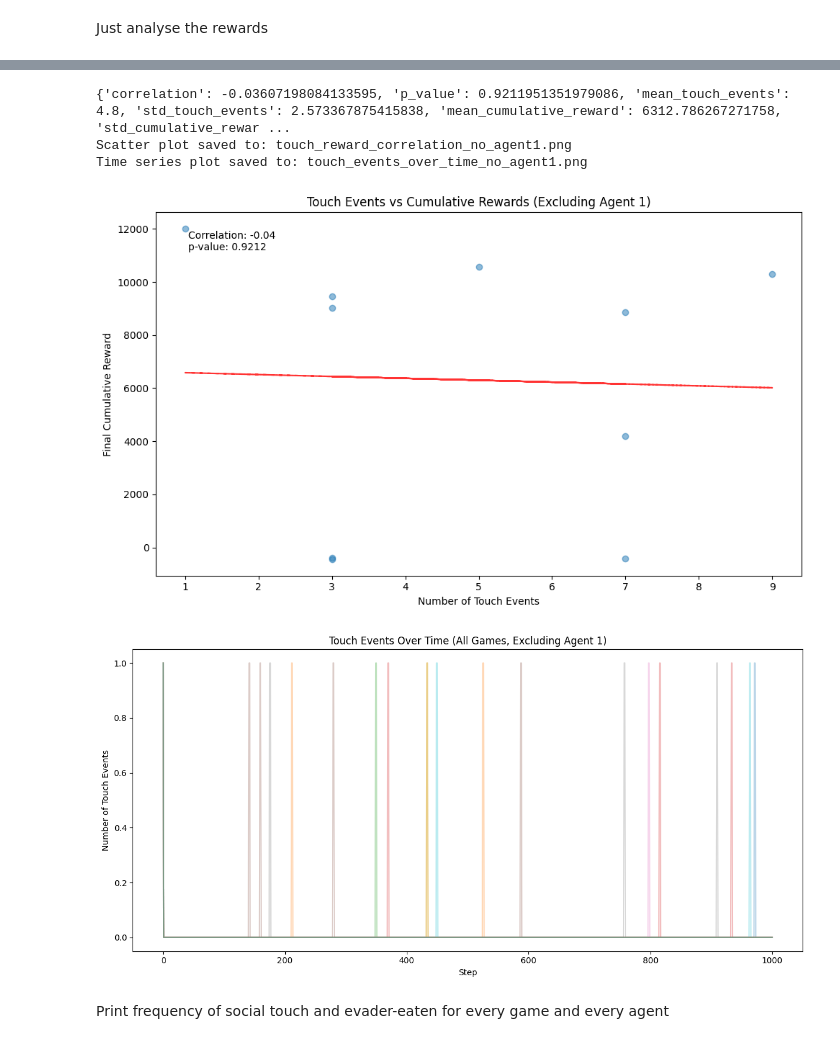
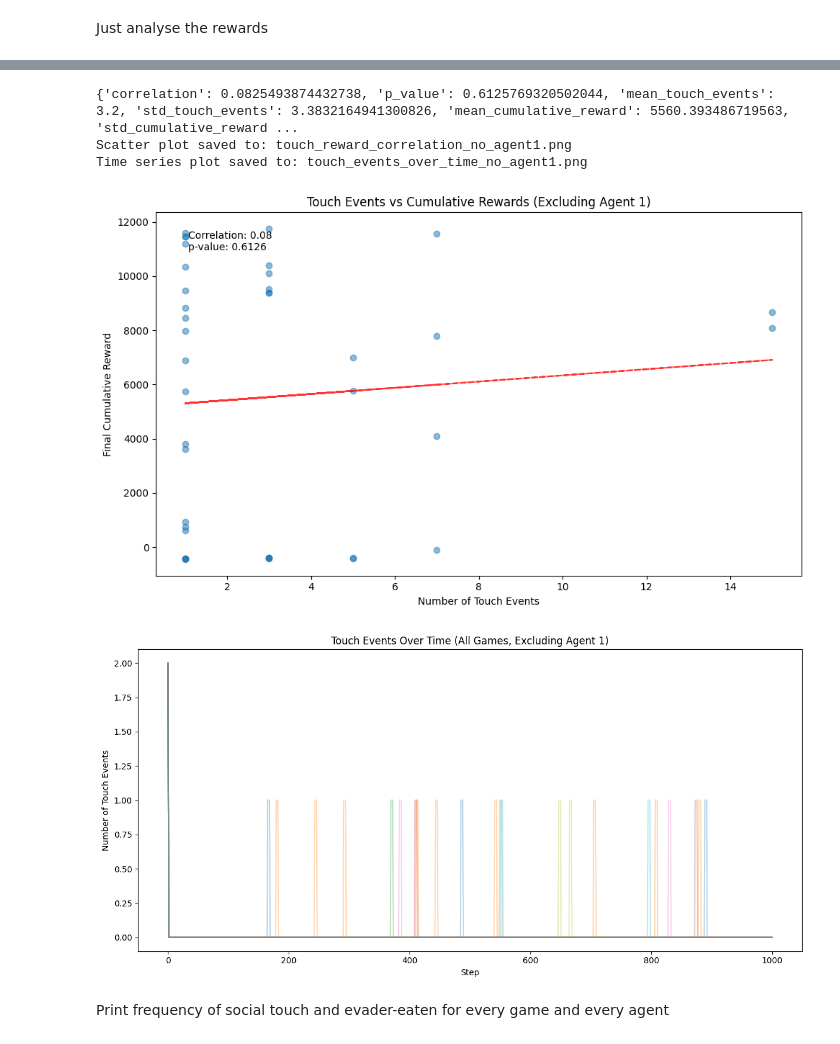
Before and after one commit to yidilozdemir/PettingZoo-Haptic-Waterworld, a Jupyter notebook: SB3-training/metrics-eval-notebook.ipynb, the cells around one changed output, grey strips where cells are left out. Drawn from its saved outputs; the diff is of its cells as text; code cells hidden in the pictures.

```diff
--- a/SB3-training/metrics-eval-notebook.ipynb
+++ b/SB3-training/metrics-eval-notebook.ipynb
@@ -50,10 +50,10 @@ env_kwargs = {"n_pursuers" : 2, "haptic_modulation_type" : 'average'}
 
 # Evaluate a trained agent vs a random agent
 env = env_fn.env(render_mode=None, **env_kwargs)
-log_dir = "/Users/idil/PettingZoo/SB3-training/logs/myriad-average_pettingzoo.sisl.waterworld_model1_20240830-113028"
+#log_dir = "/Users/idil/PettingZoo/SB3-training/logs/myriad-average_pettingzoo.sisl.waterworld_model1_20240830-113028"
 #myriad-no_effect_pettingzoo.sisl.waterworld_model1_20240830-113028/"
-latest_policy = "/Users/idil/PettingZoo/SB3-training/logs/myriad-average_pettingzoo.sisl.waterworld_model1_20240830-113028/best_model.zip"
-
+#latest_policy = "/Users/idil/PettingZoo/SB3-training/logs/myriad-average_pettingzoo.sisl.waterworld_model1_20240830-113028/best_model.zip"
+latest_policy = "../best_model.zip"
 model = RecurrentPPO.load(latest_policy)
 # %%
 obs = env.reset()
@@ -464,7 +471,7 @@ def analyze_touch_reward_correlation(df):
     :return: Dictionary containing correlation results and plots
     """
     # Filter out agent 1
-    df_filtered = df[df['agent'] != 'pursuer_1']
+    df_filtered = df
 
     # Group by game and agent, then calculate the total number of touch events and final cumulative reward
     game_summary = df_filtered.groupby(['game', 'agent']).agg({
@@ -509,36 +516,36 @@ def analyze_touch_reward_correlation(df):
         'social-touch': lambda x: x.ne(0).sum()
     }).reset_index()
 
     plt.figure(figsize=(12, 6))
     for game in time_series['game'].unique():
         game_data = time_series[time_series['game'] == game]
         plt.plot(game_data['step'], game_data['social-touch'], alpha=0.3)
 
     plt.xlabel('Step')
     plt.ylabel('Number of Touch Events')
     plt.title('Touch Events Over Time (All Games, Excluding Agent 1)')
     plt.tight_layout()
     plt.savefig('touch_events_over_time_no_agent1.png')
 
 
     return {
         'correlation_results': summary_stats,
         'scatter_plot_path': 'touch_reward_correlation_no_agent1.png',
         'time_series_plot_path': 'touch_events_over_time_no_agent1.png',
         'game_summary': game_summary
     }
 
 # Example usage:
 results = analyze_touch_reward_correlation(df)
 print(results['correlation_results'])
 print(f"Scatter plot saved to: {results['scatter_plot_path']}")
 print(f"Time series plot saved to: {results['time_series_plot_path']}")
 # %% [output]
-{'correlation': -0.03607198084133595, 'p_value': 0.9211951351979086, 'mean_touch_events': 4.8, 'std_touch_events': 2.573367875415838, 'mean_cumulative_reward': 6312.786267271758, 'std_cumulative_rewar ...
+{'correlation': 0.0825493874432738, 'p_value': 0.6125769320502044, 'mean_touch_events': 3.2, 'std_touch_events': 3.3832164941300826, 'mean_cumulative_reward': 5560.393486719563, 'std_cumulative_reward ...
 Scatter plot saved to: touch_reward_correlation_no_agent1.png
 Time series plot saved to: touch_events_over_time_no_agent1.png
-[figure, old version]
+[figure, new version]
-[figure, old version]
+[figure, new version]
 # %% [markdown]
 Print frequency of social touch and evader-eaten for every game and every agent
 # %%
```
Also changed, not shown: parts of 3 cells of this notebook, 1 other file.
